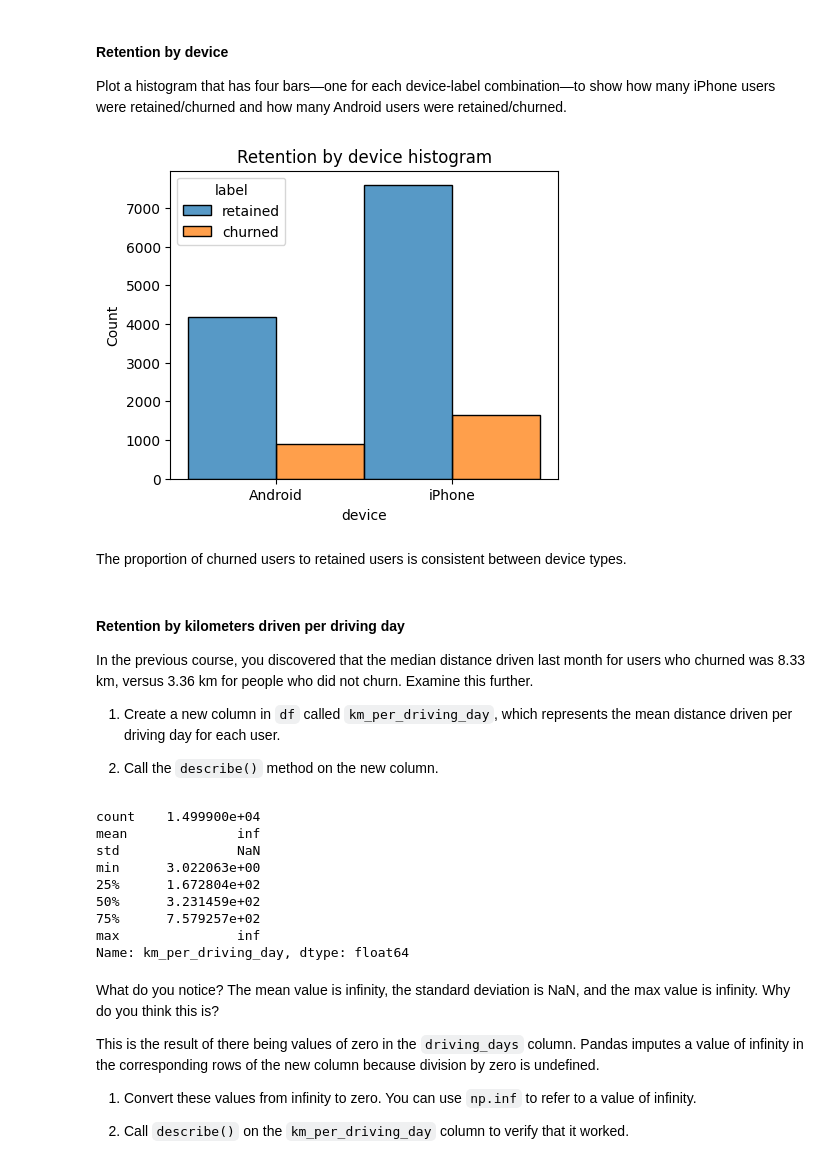
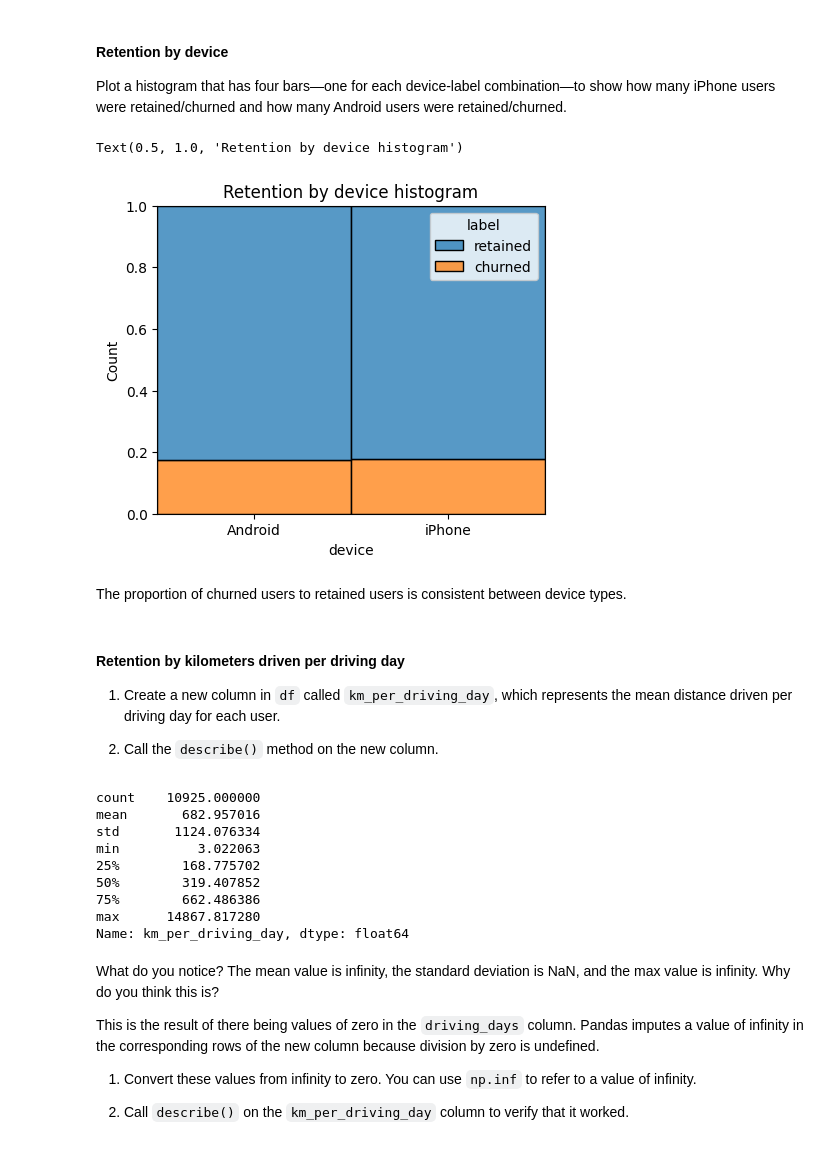
Before and after one commit to point-de-vyu/data-analytics-projects, a Jupyter notebook: Waze_predicting_user_churn/1. Exploratory_data_analysis.ipynb, the cells around one changed output. Cells and saved outputs as stored; diff of their text form; code cells hidden in the pictures.

```diff
--- a/Waze_predicting_user_churn/1. Exploratory_data_analysis.ipynb
+++ b/Waze_predicting_user_churn/1. Exploratory_data_analysis.ipynb
@@ -98,0 +148,6 @@ Select data visualization types that will help you understand and explain the da
+# %%
+df.drop(df[(df["drives"] == 0) & (df["driven_km_drives"] > 0)].index, inplace=True)
+df.drop(df[df["activity_days"] > df["sessions"]].index, inplace=True)
+df.drop(df[df["driving_days"] > df["drives"]].index, inplace=True)
+df.drop(df[(df["driving_days"] == 0) & (df["drives"] > 0)].index, inplace=True)
+df.drop(df[(df["driving_days"] == 0) & (df["driven_km_drives"] > 0)].index, inplace=True)
@@ -337,19 +417,18 @@ Plot a histogram that has four bars&mdash;one for each device-label combination&
 # %%
 plt.figure(figsize=(5,4))
 sns.histplot(data=df,
              x='device',
              hue='label',
-             multiple='dodge'
+             multiple='fill'
              )
-plt.title('Retention by device histogram');
+plt.title('Retention by device histogram')
 # %% [output]
+Text(0.5, 1.0, 'Retention by device histogram')
-[figure, old version]
+[figure, new version]
 # %% [markdown]
 The proportion of churned users to retained users is consistent between device types.
 # %% [markdown]
 #### **Retention by kilometers driven per driving day**
-
-In the previous course, you discovered that the median distance driven last month for users who churned was 8.33 km, versus 3.36 km for people who did not churn. Examine this further.
 
 1. Create a new column in `df` called `km_per_driving_day`, which represents the mean distance driven per driving day for each user.
 
@@ -358,14 +437,14 @@ In the previous course, you discovered that the median distance driven last mont
 df['km_per_driving_day'] = df['driven_km_drives'] / df['driving_days']
 df['km_per_driving_day'].describe()
 # %% [output]
-count    1.499900e+04
-mean              inf
-std               NaN
-min      3.022063e+00
-25%      1.672804e+02
-50%      3.231459e+02
-75%      7.579257e+02
-max               inf
+count    10925.000000
+mean       682.957016
+std       1124.076334
+min          3.022063
+25%        168.775702
+50%        319.407852
+75%        662.486386
+max      14867.817280
 Name: km_per_driving_day, dtype: float64
 # %% [markdown]
 What do you notice? The mean value is infinity, the standard deviation is NaN, and the max value is infinity. Why do you think this is?
```
Also changed, not shown: parts of 82 cells of this notebook, 5 other files.
